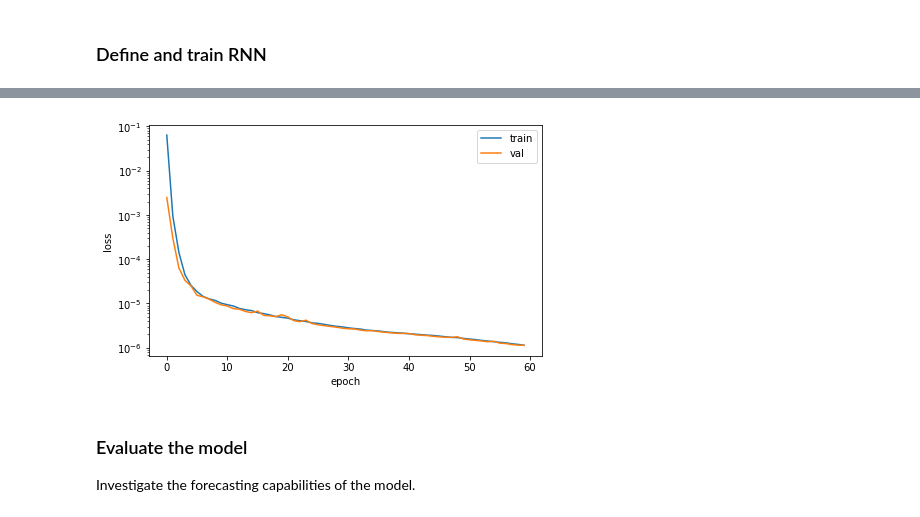
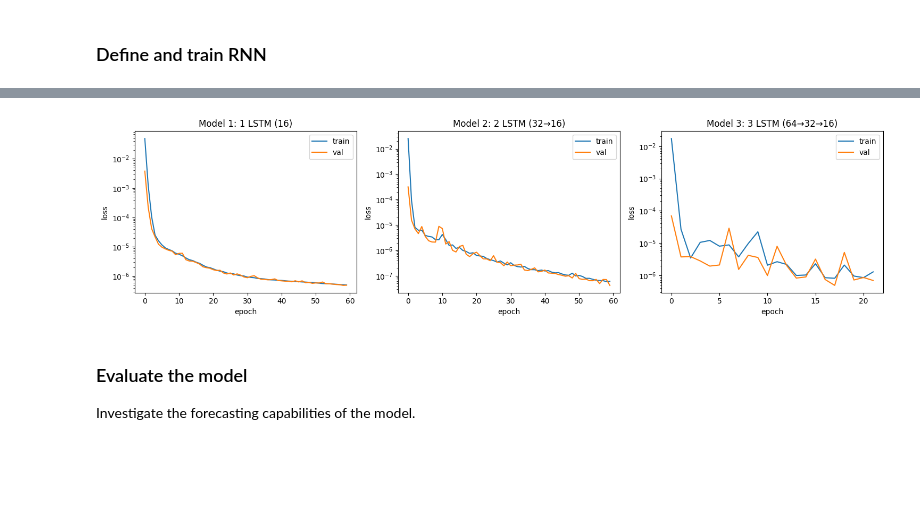
Before and after one commit to adrian-sica/ADL2025_exercises, a Jupyter notebook: Exercise8p1/Exercise_8_1_sine_wave_forecasting.ipynb, the cells around one changed output, grey strips where cells are left out. Drawn from its saved outputs; the diff is of its cells as text; code cells hidden in the pictures; blank space fills up the shorter version.

```diff
--- a/Exercise8p1/Exercise_8_1_sine_wave_forecasting.ipynb
+++ b/Exercise8p1/Exercise_8_1_sine_wave_forecasting.ipynb
@@ -86,5 +125,5 @@ None
 # %%
-results = model.fit(X, y,
+results1 = model1.fit(X, y,
     epochs=60,
     batch_size=32,
     verbose=2,
@@ -92,3 +131,21 @@ results = model.fit(X, y,
     callbacks=[
         keras.callbacks.ReduceLROnPlateau(factor=0.67, patience=3, verbose=1, min_lr=1E-5),
         keras.callbacks.EarlyStopping(patience=4, verbose=1)])
+
+results2 = model2.fit(X, y,
+    epochs=60,
+    batch_size=32,
+    verbose=2,
+    validation_split=0.1,
+    callbacks=[
+        keras.callbacks.ReduceLROnPlateau(factor=0.67, patience=3, verbose=1, min_lr=1E-5),
+        keras.callbacks.EarlyStopping(patience=4, verbose=1)])
+
+results3 = model3.fit(X, y,
+    epochs=60,
+    batch_size=32,
+    verbose=2,
+    validation_split=0.1,
+    callbacks=[
+        keras.callbacks.ReduceLROnPlateau(factor=0.67, patience=3, verbose=1, min_lr=1E-5),
+        keras.callbacks.EarlyStopping(patience=4, verbose=1)])
@@ -113,15 +152,40 @@ Epoch 60/60
-# %%
-plt.figure(1, (12, 4))
-plt.subplot(1, 2, 1)
-plt.plot(results.history['loss'])
-plt.plot(results.history['val_loss'])
-plt.ylabel('loss')
-plt.yscale("log")
-plt.xlabel('epoch')
-plt.legend(['train', 'val'], loc='upper right')
-plt.tight_layout()
-# %% [output]
-[figure, removed]
+# %%
+plt.figure(figsize=(15, 4))
+
+# --- Model 1 ---
+plt.subplot(1, 3, 1)
+plt.plot(results1.history['loss'])
+plt.plot(results1.history['val_loss'])
+plt.ylabel('loss')
+plt.yscale("log")
+plt.xlabel('epoch')
+plt.title("Model 1: 1 LSTM (16)")
+plt.legend(['train', 'val'], loc='upper right')
+
+# --- Model 2 ---
+plt.subplot(1, 3, 2)
+plt.plot(results2.history['loss'])
+plt.plot(results2.history['val_loss'])
+plt.ylabel('loss')
+plt.yscale("log")
+plt.xlabel('epoch')
+plt.title("Model 2: 2 LSTM (32→16)")
+plt.legend(['train', 'val'], loc='upper right')
+
+# --- Model 3 ---
+plt.subplot(1, 3, 3)
+plt.plot(results3.history['loss'])
+plt.plot(results3.history['val_loss'])
+plt.ylabel('loss')
+plt.yscale("log")
+plt.xlabel('epoch')
+plt.title("Model 3: 3 LSTM (64→32→16)")
+plt.legend(['train', 'val'], loc='upper right')
+
+plt.tight_layout()
+plt.show()
+# %% [output]
+[figure, added]
 # %% [markdown]
 ### Evaluate the model
 Investigate the forecasting capabilities of the model.
```
Also changed, not shown: parts of 12 cells of this notebook.
